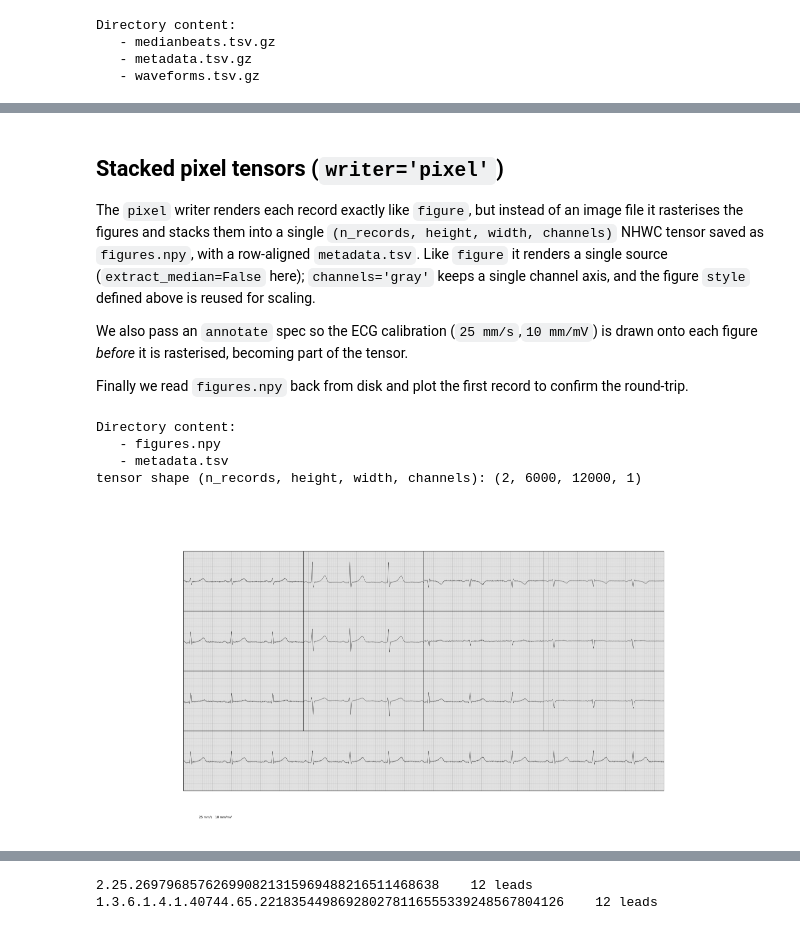
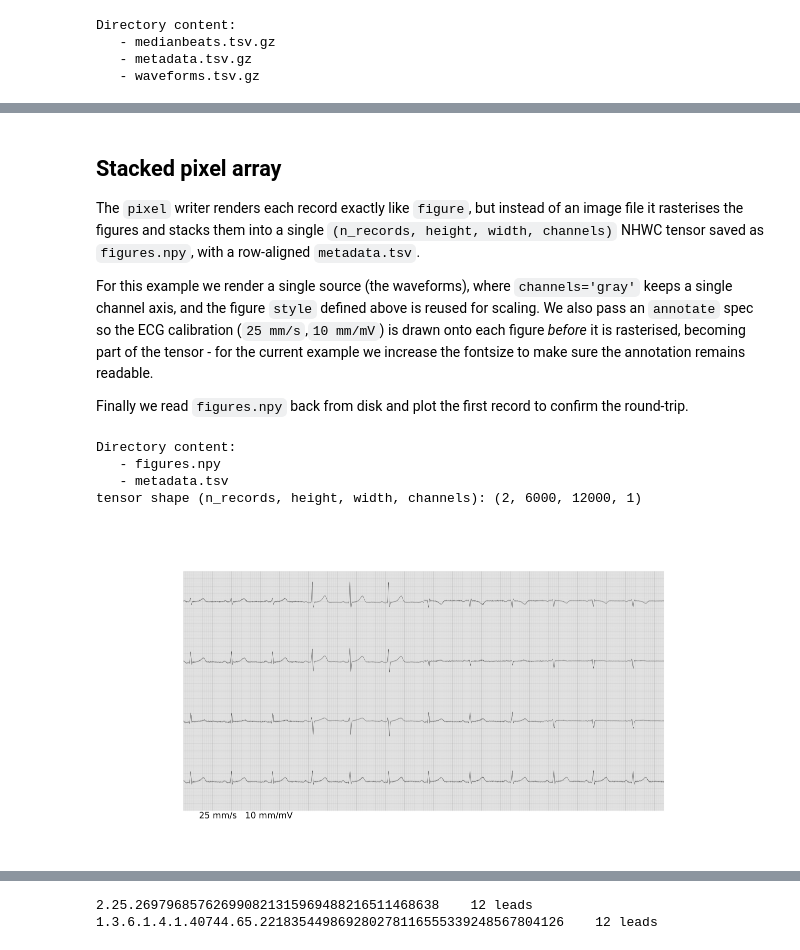
Before and after one commit to afschmidt/ECGProcess, a Jupyter notebook: resources/examples/writer.ipynb, the cells around one changed output, grey strips where cells are left out. Saved outputs shown, nothing was run; the diff lists cells and outputs as text; code cells hidden in the pictures.

```diff
--- a/resources/examples/writer.ipynb
+++ b/resources/examples/writer.ipynb
@@ -215,13 +232,12 @@ Directory content:
 # %% [markdown]
-## Stacked pixel tensors (`writer='pixel'`)
+## Stacked pixel array
 
 The `pixel` writer renders each record exactly like `figure`, but instead of an image file it rasterises the figures and stacks them into a single
 `(n_records, height, width, channels)` NHWC tensor saved as `figures.npy`, with a row-aligned `metadata.tsv`.
-Like `figure` it renders a single source (`extract_median=False` here); `channels='gray'`
-keeps a single channel axis, and the figure `style` defined above is reused for scaling.
 
+For this example we render a single source (the waveforms), where `channels='gray'` keeps a single channel axis, and the figure `style` defined above is reused for scaling.
 We also pass an `annotate` spec so the ECG calibration (`25 mm/s`,`10 mm/mV`) is drawn onto each figure *before* it is rasterised, becoming
-part of the tensor.
+part of the tensor - for the current example we increase the fontsize to make sure the annotation remains readable.
 
 Finally we read `figures.npy` back from disk and plot the first record to confirm the round-trip.
 # %%
@@ -230,40 +246,41 @@ Finally we read `figures.npy` back from disk and plot the first record to confir
 pixel_writer = PixelWriter(
     channels='gray',
     kwargs_call={'style': style, 'sampling_rate': 500},
-    annotate=[{'text': '25 mm/s   10 mm/mV', 'xy': (0.15, 0.02)}],
+    annotate=[{'text': '25 mm/s   10 mm/mV', 'xy': (0.15, 0.08), 'fontsize' : 20}],
 )
 with tempfile.TemporaryDirectory() as temp_dir:
     os.chdir(temp_dir)
+    # ### Reading and writing
     reader = ECGDICOMReader()
     ecgtable = ECGTable(reader, path_list=dicom_path_list,
                         extract_median=False)
     res = ecgtable(verbose=False).write_ecg(
         parsed_config=parser_dicom, write_failed=False, writer=pixel_writer)
+    # #### reading the save tensor
     target = getattr(res, 'target_path')
     print('Directory content:')
     for file_name in sorted(os.listdir(target)):
         print('   - {}'.format(file_name))
     # read the stacked tensor back from disk
     tensor = np.load(os.path.join(target, 'figures.npy'), allow_pickle=False)
 print('tensor shape (n_records, height, width, channels):', tensor.shape)
 print('')
 
 # #### plot the first record back from the tensor
 fig, ax = plt.subplots(figsize=(8, 6))
 # grayscale keeps a channel axis; drop it for imshow
 ax.imshow(tensor[0, :, :, 0], cmap='gray')
-# ax.set_title('pixel tensor - record 0 (calibration annotation baked in)')
 ax.axis('off')
 buf = io.BytesIO()
 fig.savefig(buf, format='png', dpi=100, bbox_inches='tight')
 plt.close(fig)
 Image(data=buf.getvalue())
 # %% [output]
 Directory content:
    - figures.npy
    - metadata.tsv
 tensor shape (n_records, height, width, channels): (2, 6000, 12000, 1)
-[figure, old version]
+[figure, new version]
 # %% [markdown]
 ## Bringing your own writer
 
```
Also changed, not shown: parts of 12 cells of this notebook, 2 other files.
